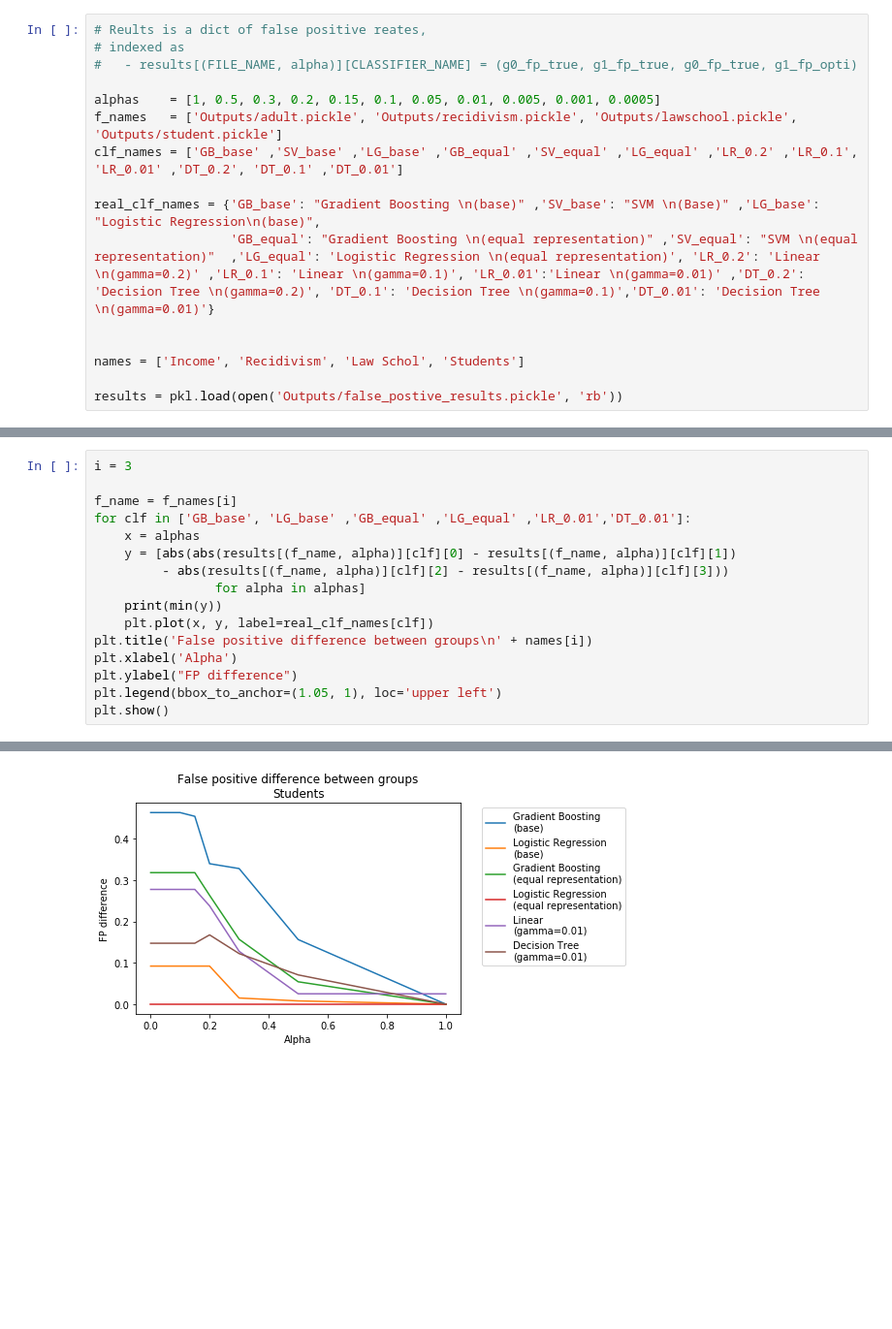
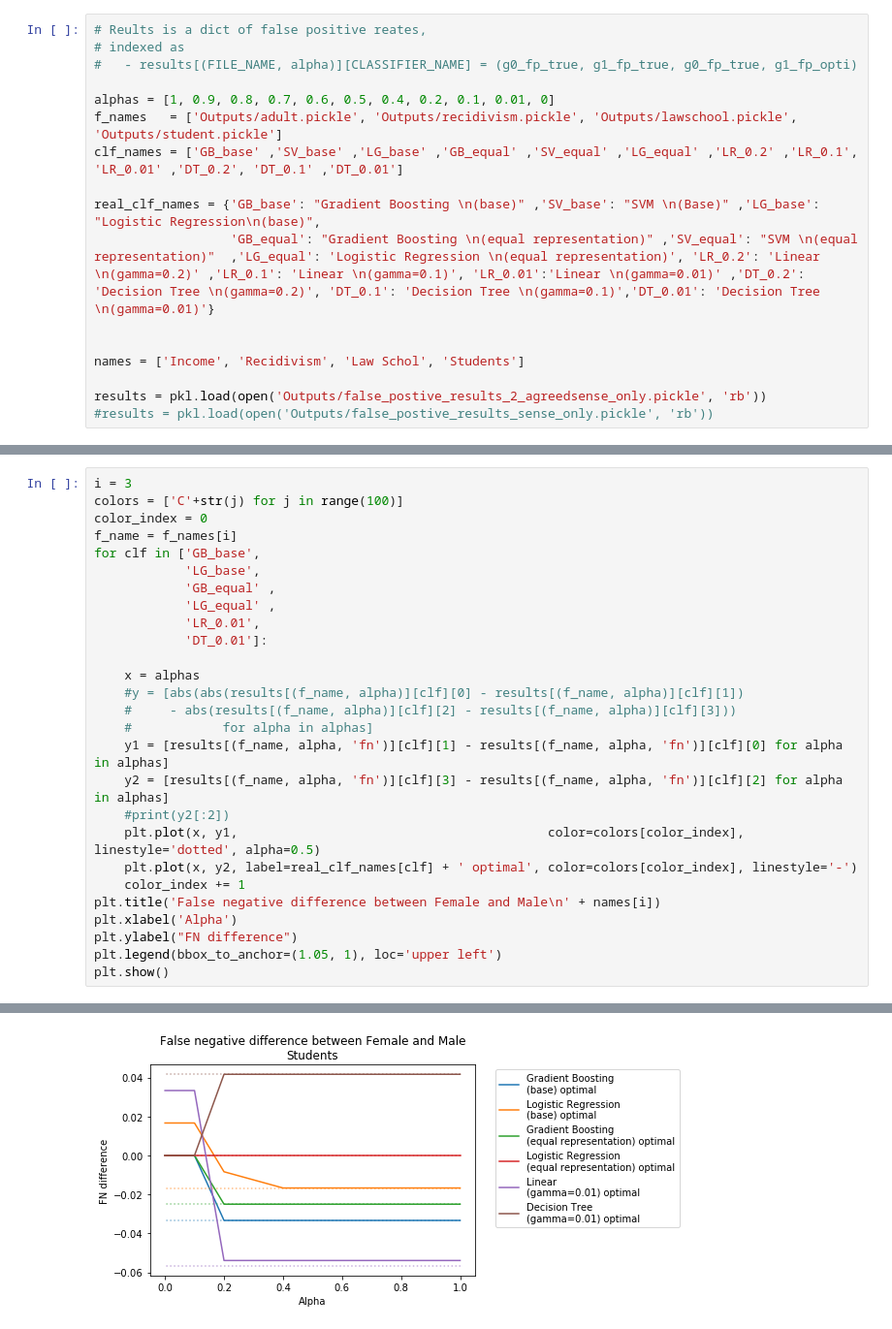
Before and after one commit to Andrew-Estornell/FairClassification, a Jupyter notebook: experimmental_results.ipynb, the cells around one changed output, grey strips where cells are left out. Shown at 97% size. Cells and saved outputs as stored; diff of their text form; blank space fills up the shorter version.

```diff
--- a/experimmental_results.ipynb
+++ b/experimmental_results.ipynb
@@ -8,7 +9,7 @@ import numpy as np
 # indexed as
 #   - results[(FILE_NAME, alpha)][CLASSIFIER_NAME] = (g0_fp_true, g1_fp_true, g0_fp_true, g1_fp_opti)
 
-alphas    = [1, 0.5, 0.3, 0.2, 0.15, 0.1, 0.05, 0.01, 0.005, 0.001, 0.0005]
+alphas = [1, 0.9, 0.8, 0.7, 0.6, 0.5, 0.4, 0.2, 0.1, 0.01, 0]
 f_names   = ['Outputs/adult.pickle', 'Outputs/recidivism.pickle', 'Outputs/lawschool.pickle', 'Outputs/student.pickle']
 clf_names = ['GB_base' ,'SV_base' ,'LG_base' ,'GB_equal' ,'SV_equal' ,'LG_equal' ,'LR_0.2' ,'LR_0.1', 'LR_0.01' ,'DT_0.2', 'DT_0.1' ,'DT_0.01']
 
@@ -18,7 +19,8 @@ real_clf_names = {'GB_base': "Gradient Boosting \n(base)" ,'SV_base': "SVM \n(Ba
 
 names = ['Income', 'Recidivism', 'Law Schol', 'Students']
 
-results = pkl.load(open('Outputs/false_postive_results.pickle', 'rb'))
+results = pkl.load(open('Outputs/false_postive_results_2_agreedsense_only.pickle', 'rb'))
+#results = pkl.load(open('Outputs/false_postive_results_sense_only.pickle', 'rb'))
 # %%
 for file_name in f_names:
     for alpha in alphas:
@@ -45,17 +36,28 @@ for file_name in f_names:
 # %%
 i = 3
+colors = ['C'+str(j) for j in range(100)]
+color_index = 0
+f_name = f_names[i]
+for clf in ['GB_base',
+            'LG_base',
+            'GB_equal' ,
+            'LG_equal' ,
+            'LR_0.01',
+            'DT_0.01']:
 
-f_name = f_names[i]
-for clf in ['GB_base', 'LG_base' ,'GB_equal' ,'LG_equal' ,'LR_0.01','DT_0.01']:
     x = alphas
-    y = [abs(abs(results[(f_name, alpha)][clf][0] - results[(f_name, alpha)][clf][1])
-         - abs(results[(f_name, alpha)][clf][2] - results[(f_name, alpha)][clf][3]))
-                for alpha in alphas]
-    print(min(y))
-    plt.plot(x, y, label=real_clf_names[clf])
-plt.title('False positive difference between groups\n' + names[i])
+    #y = [abs(abs(results[(f_name, alpha)][clf][0] - results[(f_name, alpha)][clf][1])
+    #     - abs(results[(f_name, alpha)][clf][2] - results[(f_name, alpha)][clf][3]))
+    #            for alpha in alphas]
+    y1 = [results[(f_name, alpha, 'fn')][clf][1] - results[(f_name, alpha, 'fn')][clf][0] for alpha in alphas]
+    y2 = [results[(f_name, alpha, 'fn')][clf][3] - results[(f_name, alpha, 'fn')][clf][2] for alpha in alphas]
+    #print(y2[:2])
+    plt.plot(x, y1,                                         color=colors[color_index], linestyle='dotted', alpha=0.5)
+    plt.plot(x, y2, label=real_clf_names[clf] + ' optimal', color=colors[color_index], linestyle='-')
+    color_index += 1
+plt.title('False negative difference between Female and Male\n' + names[i])
 plt.xlabel('Alpha')
-plt.ylabel("FP difference")
+plt.ylabel("FN difference")
 plt.legend(bbox_to_anchor=(1.05, 1), loc='upper left')
 plt.show()
 # %% [output]
@@ -68 +64 @@ plt.show()
-[figure, old version]
+[figure, new version]
```
Also changed, not shown: parts of 7 cells of this notebook, 1 other file.
